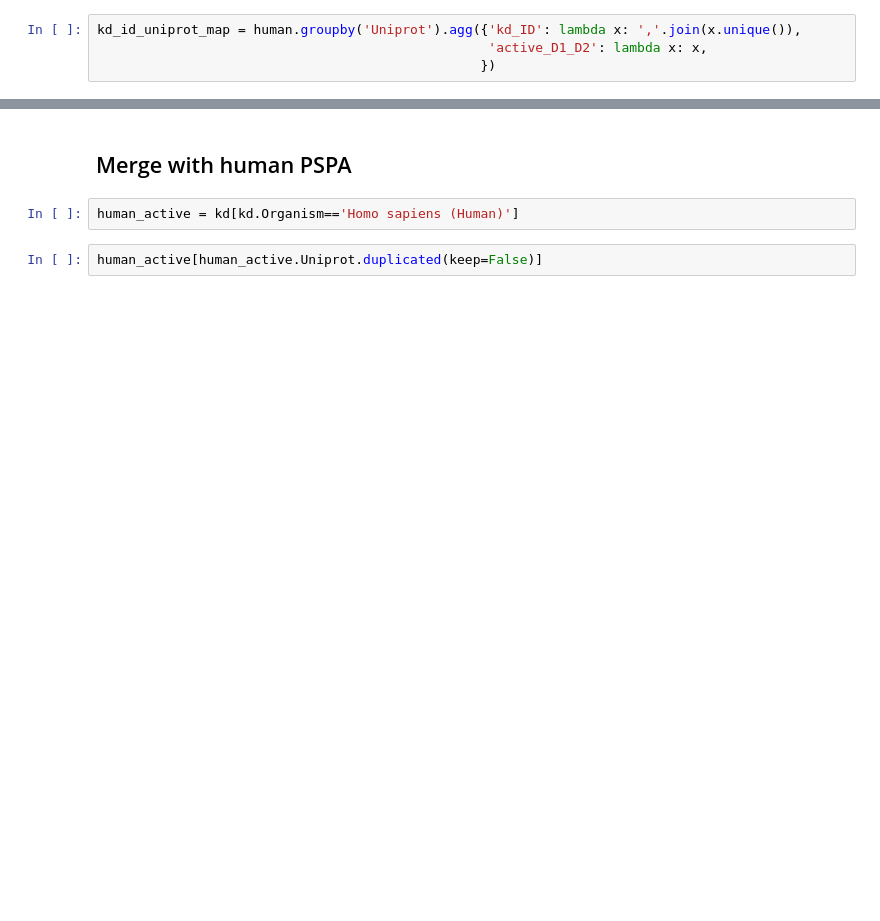
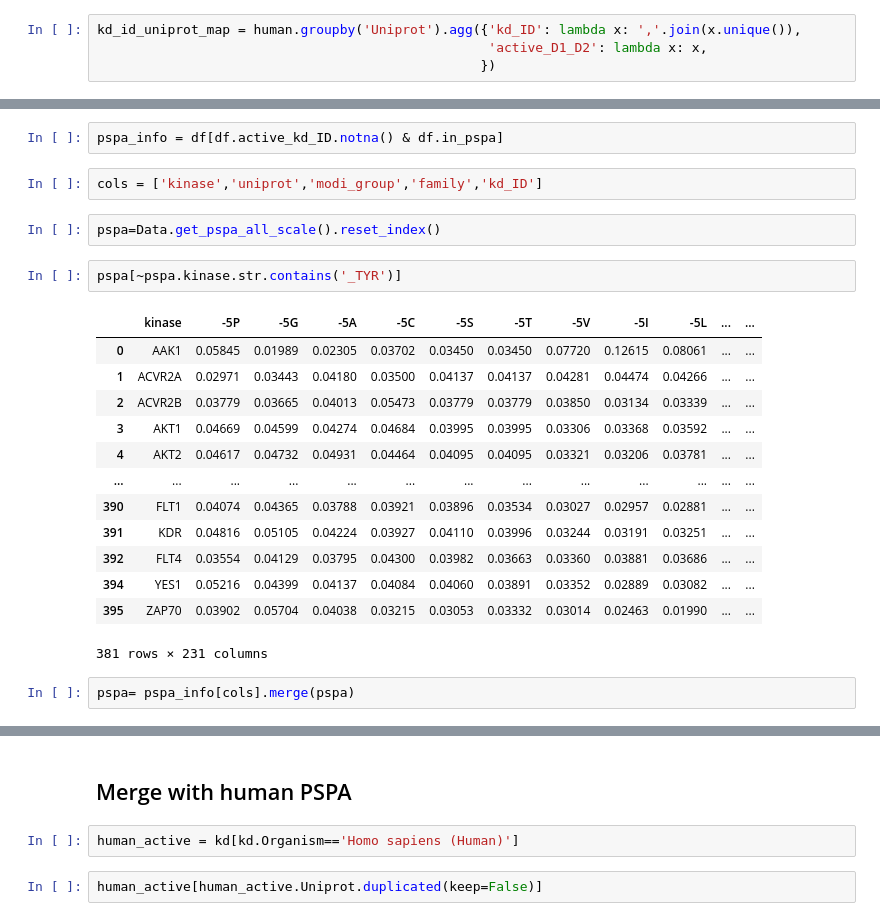
Before and after one commit to sky1ove/katlas, a Jupyter notebook: nbs/paper/kd_03_merge_human.ipynb, the cells around one changed output, grey strips where cells are left out. Drawn from its saved outputs; the diff is of its cells as text; blank space fills up the shorter version.

```diff
--- a/nbs/paper/kd_03_merge_human.ipynb
+++ b/nbs/paper/kd_03_merge_human.ipynb
@@ -56,0 +42,24 @@ human[human.Uniprot.duplicated(keep=False)][['kd_ID','active_D1_D2']]
+# %%
+pspa_info = df[df.active_kd_ID.notna() & df.in_pspa]
+# %%
+cols = ['kinase','uniprot','modi_group','family','kd_ID']
+# %%
+pspa=Data.get_pspa_all_scale().reset_index()
+# %%
+pspa[~pspa.kinase.str.contains('_TYR')]
+# %% [output]
+|  | kinase | -5P | -5G | -5A | -5C | -5S | -5T | -5V | -5I | -5L | ... | ... |
+| 0 | AAK1 | 0.05845 | 0.01989 | 0.02305 | 0.03702 | 0.03450 | 0.03450 | 0.07720 | 0.12615 | 0.08061 | ... | ... |
+| 1 | ACVR2A | 0.02971 | 0.03443 | 0.04180 | 0.03500 | 0.04137 | 0.04137 | 0.04281 | 0.04474 | 0.04266 | ... | ... |
+| 2 | ACVR2B | 0.03779 | 0.03665 | 0.04013 | 0.05473 | 0.03779 | 0.03779 | 0.03850 | 0.03134 | 0.03339 | ... | ... |
+| 3 | AKT1 | 0.04669 | 0.04599 | 0.04274 | 0.04684 | 0.03995 | 0.03995 | 0.03306 | 0.03368 | 0.03592 | ... | ... |
+| 4 | AKT2 | 0.04617 | 0.04732 | 0.04931 | 0.04464 | 0.04095 | 0.04095 | 0.03321 | 0.03206 | 0.03781 | ... | ... |
+| ... | ... | ... | ... | ... | ... | ... | ... | ... | ... | ... | ... | ... |
+| 390 | FLT1 | 0.04074 | 0.04365 | 0.03788 | 0.03921 | 0.03896 | 0.03534 | 0.03027 | 0.02957 | 0.02881 | ... | ... |
+| 391 | KDR | 0.04816 | 0.05105 | 0.04224 | 0.03927 | 0.04110 | 0.03996 | 0.03244 | 0.03191 | 0.03251 | ... | ... |
+| 392 | FLT4 | 0.03554 | 0.04129 | 0.03795 | 0.04300 | 0.03982 | 0.03663 | 0.03360 | 0.03881 | 0.03686 | ... | ... |
+| 394 | YES1 | 0.05216 | 0.04399 | 0.04137 | 0.04084 | 0.04060 | 0.03891 | 0.03352 | 0.02889 | 0.03082 | ... | ... |
+| 395 | ZAP70 | 0.03902 | 0.05704 | 0.04038 | 0.03215 | 0.03053 | 0.03332 | 0.03014 | 0.02463 | 0.01990 | ... | ... |
+381 rows × 231 columns
+# %%
+pspa= pspa_info[cols].merge(pspa)
```
Also changed, not shown: parts of 13 cells of this notebook, 8 other files.
